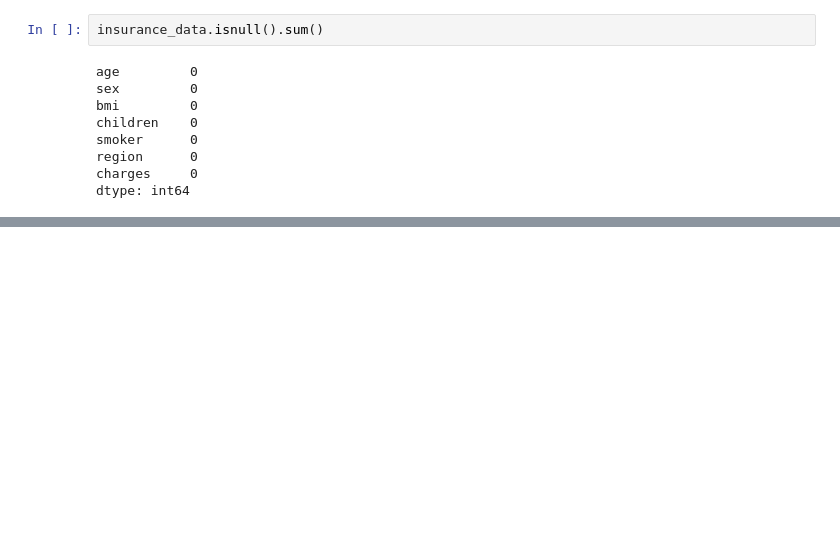
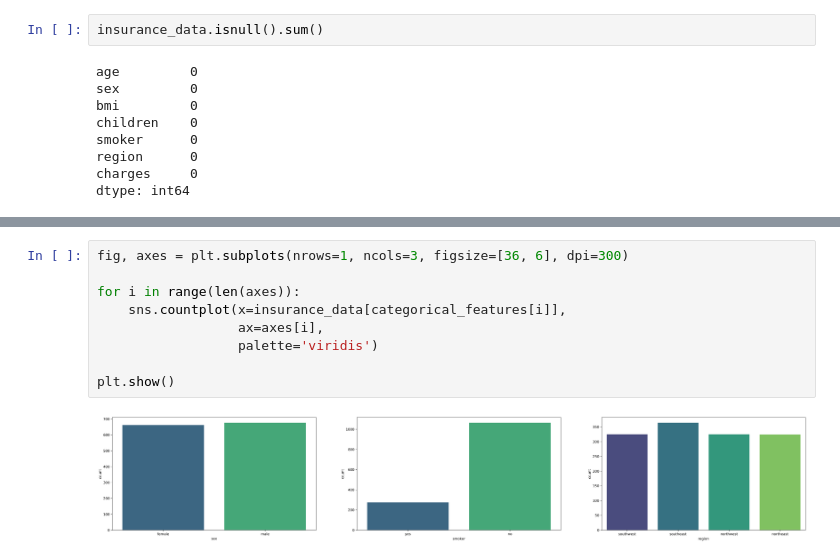
Before and after one commit to ashen007/MedicalCostPrediction-insurance_fraudDetection, a Jupyter notebook: notebooks/data quality/quality analysis.ipynb, the cells around one changed output, grey strips where cells are left out. Saved outputs shown, nothing was run; the diff lists cells and outputs as text; blank space fills up the shorter version.

```diff
--- a/notebooks/data quality/quality analysis.ipynb
+++ b/notebooks/data quality/quality analysis.ipynb
@@ -90,0 +114,11 @@ plt.show()
+# %%
+fig, axes = plt.subplots(nrows=1, ncols=3, figsize=[36, 6], dpi=300)
+
+for i in range(len(axes)):
+    sns.countplot(x=insurance_data[categorical_features[i]],
+                  ax=axes[i],
+                  palette='viridis')
+
+plt.show()
+# %% [output]
+[figure, added]
```
Also changed, not shown: parts of 7 cells of this notebook.
